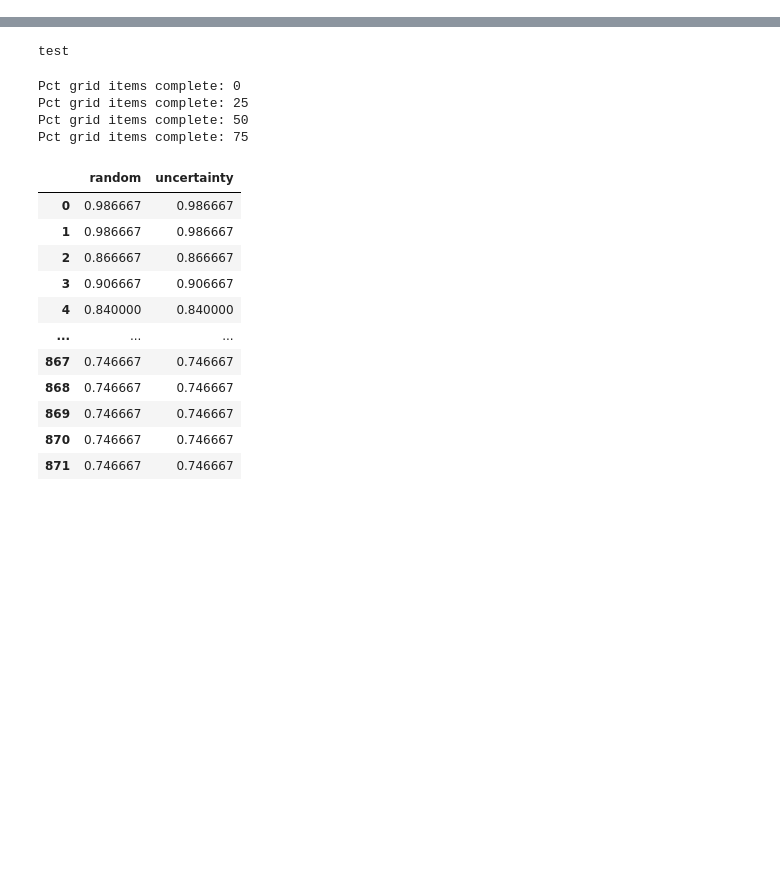
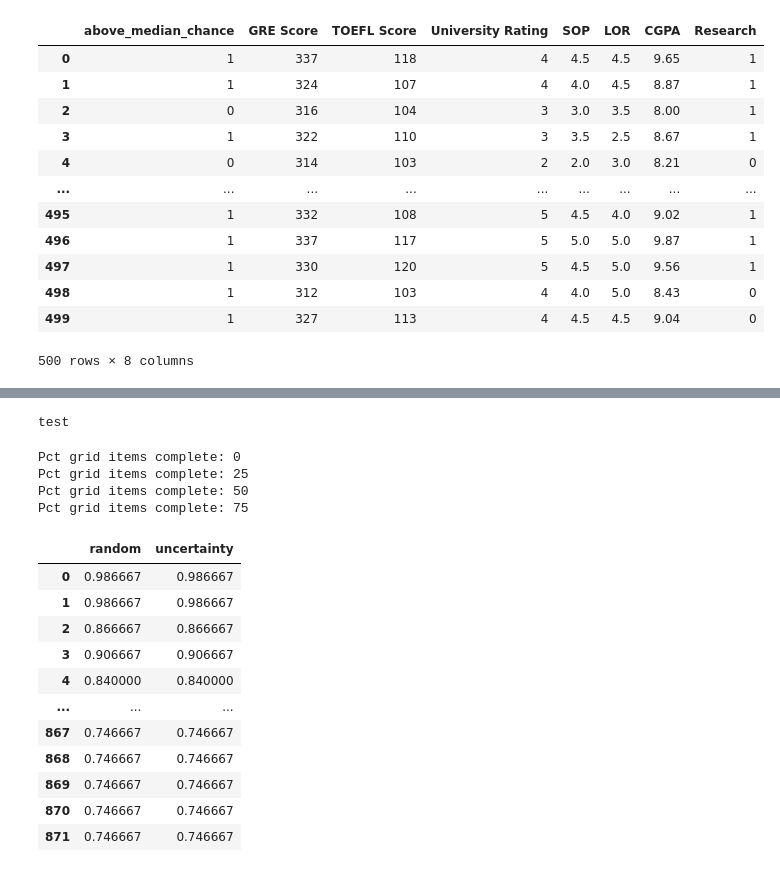
Before and after one commit to aferstad/active-learning-simulation, a Jupyter notebook: testing_notebook.ipynb, the cells around one changed output, grey strips where cells are left out. Saved outputs shown, nothing was run; the diff lists cells and outputs as text; code cells hidden in the pictures; blank space fills up the shorter version.

Commit message:
Create imports for student alcohol consumption data and admission data. Also create new runner file external from experiment.py and keep_delete_experiment.py

```diff
--- a/testing_notebook.ipynb
+++ b/testing_notebook.ipynb
@@ -0,0 +1,14 @@
+# %%
+# data source: https://www.kaggle.com/uciml/student-alcohol-consumption
+
+
+
+df = pd.read_csv('input/student-mat.csv') # TODO: get portoguese students (not only math)
+above_average_grade = df['G3'] > df['G3'].mean()
+above_average_grade = above_average_grade.astype(int)
+
+categorical_variables = list(df.columns[df.dtypes == 'object'])
+
+df.insert(0, 'above_average_grade', above_average_grade)
+df = df.drop(columns = ['G1', 'G2', 'G3'])
+df_with_dummies = pd.get_dummies(df, columns=categorical_variables, drop_first=True)
@@ -0,0 +33,35 @@
+# %%
+
+df.insert(0, 'above_average_grade', above_average_grade)
+df = df.drop(columns = ['G1', 'G2', 'G3'])
+df_with_dummies = pd.get_dummies(df, columns=['school', 'romantic', 'internet', 'sex', 'address', 'famsize', 'Pstatus', 'Mjob', 'Fjob', 'reason', 'guardian', 'schoolsup', 'famsup', 'paid', 'activities' ,'nursery', 'higher'] , drop_first=True)
+df_with_dummies.columns
+# %%
+# Data source: https://www.kaggle.com/mohansacharya/graduate-admissions
+
+import pandas as pd
+
+def get_admission_data(path = 'Admission_Predict_Ver1.1.csv'):
+    df = pd.read_csv(path)
+    above_median_chance = df['Chance of Admit '] > df['Chance of Admit '].median()
+    df.insert(0, 'above_median_chance', above_median_chance)
+    df = df.drop(columns=['Serial No.', 'Chance of Admit '])
+    df.above_median_chance = df.above_median_chance.astype(int)
+
+    return df
+# %%
+get_admission_data('input/Admission_Predict_Ver1.1.csv')
+# %% [output]
+|  | above_median_chance | GRE Score | TOEFL Score | University Rating | SOP | LOR | CGPA | Research |
+| 0 | 1 | 337 | 118 | 4 | 4.5 | 4.5 | 9.65 | 1 |
+| 1 | 1 | 324 | 107 | 4 | 4.0 | 4.5 | 8.87 | 1 |
+| 2 | 0 | 316 | 104 | 3 | 3.0 | 3.5 | 8.00 | 1 |
+| 3 | 1 | 322 | 110 | 3 | 3.5 | 2.5 | 8.67 | 1 |
+| 4 | 0 | 314 | 103 | 2 | 2.0 | 3.0 | 8.21 | 0 |
+| ... | ... | ... | ... | ... | ... | ... | ... | ... |
+| 495 | 1 | 332 | 108 | 5 | 4.5 | 4.0 | 9.02 | 1 |
+| 496 | 1 | 337 | 117 | 5 | 5.0 | 5.0 | 9.87 | 1 |
+| 497 | 1 | 330 | 120 | 5 | 4.5 | 5.0 | 9.56 | 1 |
+| 498 | 1 | 312 | 103 | 4 | 4.0 | 5.0 | 8.43 | 0 |
+| 499 | 1 | 327 | 113 | 4 | 4.5 | 4.5 | 9.04 | 0 |
+500 rows × 8 columns
```
Also changed, not shown: parts of 13 cells of this notebook, 16 other files.
